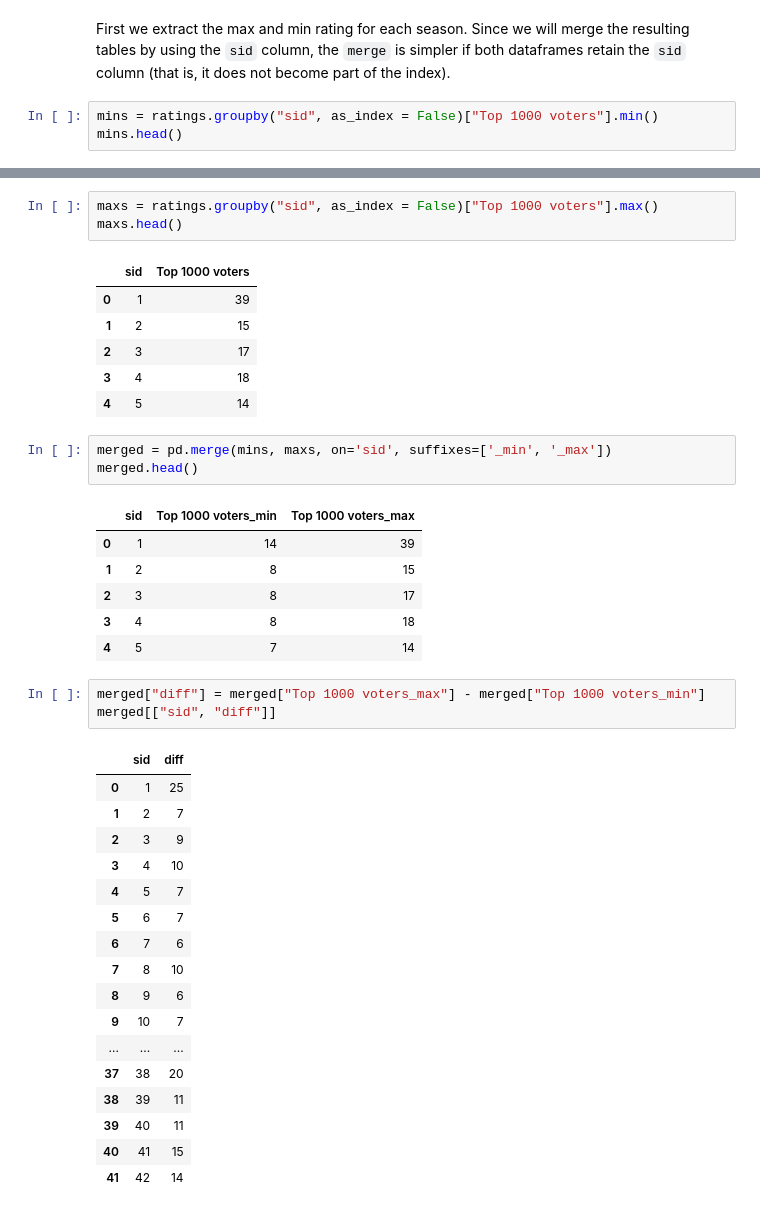
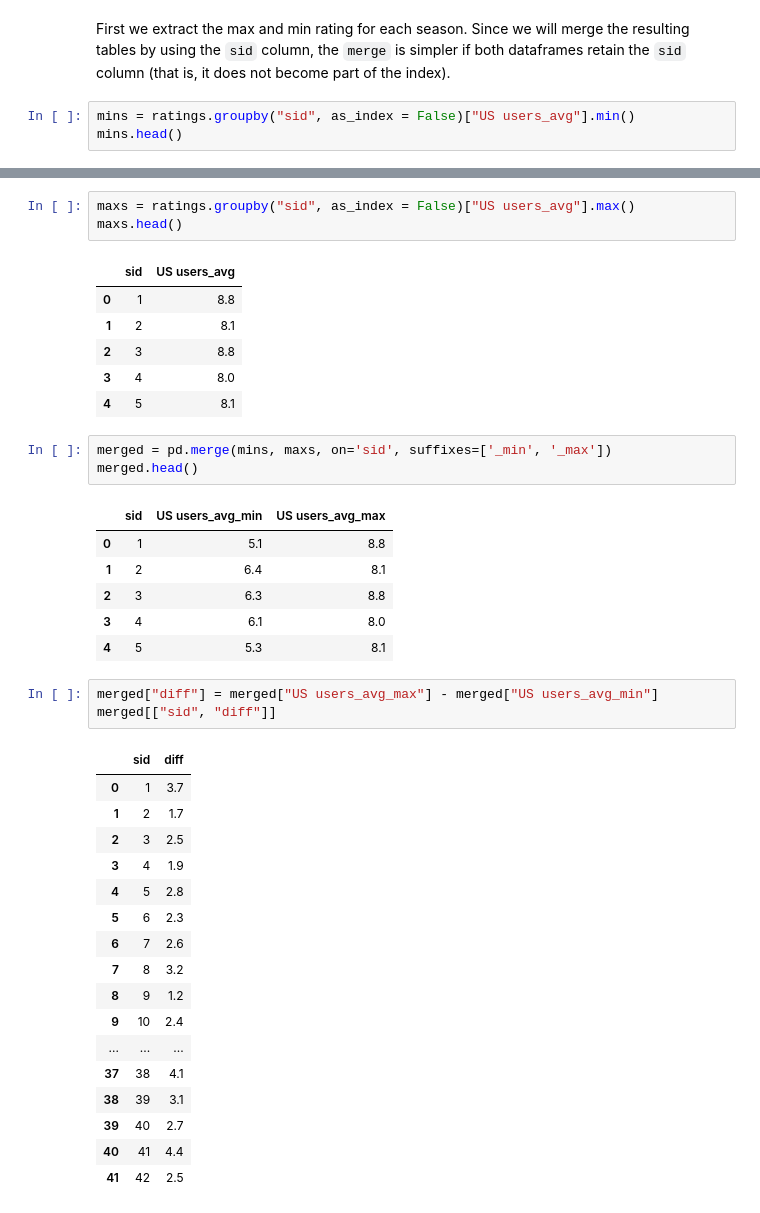
Before and after one commit to gdv/foundationsCS, a Jupyter notebook: teachers/py-08-merging.ipynb, the cells around one changed output, grey strips where cells are left out. Saved outputs shown, nothing was run; the diff lists cells and outputs as text.

```diff
--- a/teachers/py-08-merging.ipynb
+++ b/teachers/py-08-merging.ipynb
@@ -174,6 +190,6 @@ Name: Top 1000 voters, dtype: float64
 # %% [markdown]
 First we extract the max and min rating for each season. Since we will merge the resulting tables by using the `sid` column, the `merge` is simpler if both dataframes retain the `sid` column (that is, it does not become part of the index).
 # %%
-mins = ratings.groupby("sid", as_index = False)["Top 1000 voters"].min()
+mins = ratings.groupby("sid", as_index = False)["US users_avg"].min()
 mins.head()
 # %% [output]
@@ -186,41 +202,41 @@ mins.head()
 # %%
-maxs = ratings.groupby("sid", as_index = False)["Top 1000 voters"].max()
+maxs = ratings.groupby("sid", as_index = False)["US users_avg"].max()
 maxs.head()
 # %% [output]
-|  | sid | Top 1000 voters |
-| 0 | 1 | 39 |
-| 1 | 2 | 15 |
-| 2 | 3 | 17 |
-| 3 | 4 | 18 |
-| 4 | 5 | 14 |
+|  | sid | US users_avg |
+| 0 | 1 | 8.8 |
+| 1 | 2 | 8.1 |
+| 2 | 3 | 8.8 |
+| 3 | 4 | 8.0 |
+| 4 | 5 | 8.1 |
 # %%
 merged = pd.merge(mins, maxs, on='sid', suffixes=['_min', '_max'])
 merged.head()
 # %% [output]
-|  | sid | Top 1000 voters_min | Top 1000 voters_max |
-| 0 | 1 | 14 | 39 |
-| 1 | 2 | 8 | 15 |
-| 2 | 3 | 8 | 17 |
-| 3 | 4 | 8 | 18 |
-| 4 | 5 | 7 | 14 |
+|  | sid | US users_avg_min | US users_avg_max |
+| 0 | 1 | 5.1 | 8.8 |
+| 1 | 2 | 6.4 | 8.1 |
+| 2 | 3 | 6.3 | 8.8 |
+| 3 | 4 | 6.1 | 8.0 |
+| 4 | 5 | 5.3 | 8.1 |
 # %%
-merged["diff"] = merged["Top 1000 voters_max"] - merged["Top 1000 voters_min"]
+merged["diff"] = merged["US users_avg_max"] - merged["US users_avg_min"]
 merged[["sid", "diff"]]
 # %% [output]
 |  | sid | diff |
-| 0 | 1 | 25 |
-| 1 | 2 | 7 |
-| 2 | 3 | 9 |
-| 3 | 4 | 10 |
-| 4 | 5 | 7 |
-| 5 | 6 | 7 |
-| 6 | 7 | 6 |
-| 7 | 8 | 10 |
-| 8 | 9 | 6 |
-| 9 | 10 | 7 |
+| 0 | 1 | 3.7 |
+| 1 | 2 | 1.7 |
+| 2 | 3 | 2.5 |
+| 3 | 4 | 1.9 |
+| 4 | 5 | 2.8 |
+| 5 | 6 | 2.3 |
+| 6 | 7 | 2.6 |
+| 7 | 8 | 3.2 |
+| 8 | 9 | 1.2 |
+| 9 | 10 | 2.4 |
 | ... | ... | ... |
-| 37 | 38 | 20 |
-| 38 | 39 | 11 |
-| 39 | 40 | 11 |
-| 40 | 41 | 15 |
-| 41 | 42 | 14 |
+| 37 | 38 | 4.1 |
+| 38 | 39 | 3.1 |
+| 39 | 40 | 2.7 |
+| 40 | 41 | 4.4 |
+| 41 | 42 | 2.5 |
```
Also changed, not shown: parts of 3 cells of this notebook, 2 other files.
